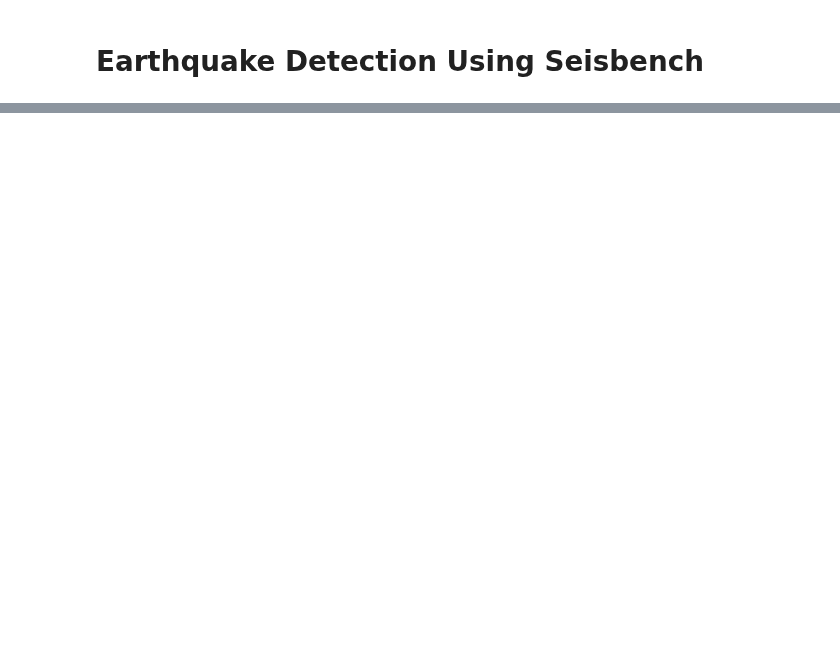
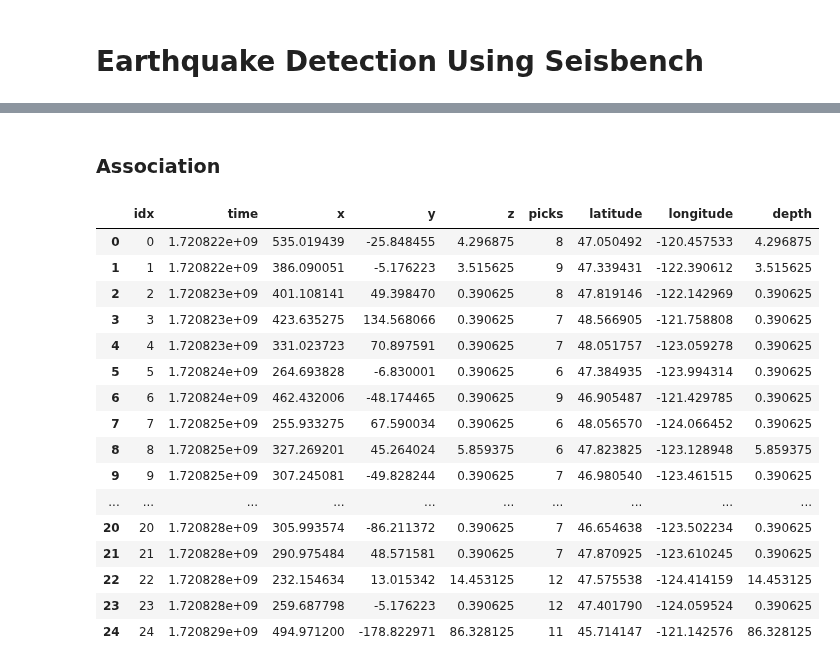
Before and after one commit to EarthScope/GeoLab, a Jupyter notebook: notebooks/Community_Notebooks/SAGE/EQ_Detection_Seisbench.ipynb, the cells around one changed output, grey strips where cells are left out. Drawn from its saved outputs; the diff is of its cells as text; code cells hidden in the pictures; blank space fills up the shorter version.

```diff
--- a/notebooks/Community_Notebooks/SAGE/EQ_Detection_Seisbench.ipynb
+++ b/notebooks/Community_Notebooks/SAGE/EQ_Detection_Seisbench.ipynb
@@ -432,0 +237,50 @@ plt.show()
+# %%
+import pyocto
+
+# Define the velocity model with specified parameters
+velocity_model = pyocto.VelocityModel0D(
+    p_velocity=7.0,
+    s_velocity=4.0,
+    tolerance=2.0,
+    association_cutoff_distance=300,
+)
+
+# Create the associator with corrected latitude and longitude ranges
+associator = pyocto.OctoAssociator.from_area(
+    lat=(40, 55),
+    lon=(-135, -120),
+    zlim=(0, 200),
+    time_before=300,
+    velocity_model=velocity_model,
+    n_picks=6,
+    n_p_and_s_picks=3,
+)
+
+# Convert station information to the required format
+stations = associator.inventory_to_df(inv)
+# %% [markdown]
+### Association
+# %%
+# Perform the phase association
+events, assignments = associator.associate_seisbench(picks, stations)
+
+# Transform event coordinates back to latitude and longitude
+associator.transform_events(events)
+# %% [output]
+|  | idx | time | x | y | z | picks | latitude | longitude | depth |
+| 0 | 0 | 1.720822e+09 | 535.019439 | -25.848455 | 4.296875 | 8 | 47.050492 | -120.457533 | 4.296875 |
+| 1 | 1 | 1.720822e+09 | 386.090051 | -5.176223 | 3.515625 | 9 | 47.339431 | -122.390612 | 3.515625 |
+| 2 | 2 | 1.720823e+09 | 401.108141 | 49.398470 | 0.390625 | 8 | 47.819146 | -122.142969 | 0.390625 |
+| 3 | 3 | 1.720823e+09 | 423.635275 | 134.568066 | 0.390625 | 7 | 48.566905 | -121.758808 | 0.390625 |
+| 4 | 4 | 1.720823e+09 | 331.023723 | 70.897591 | 0.390625 | 7 | 48.051757 | -123.059278 | 0.390625 |
+| 5 | 5 | 1.720824e+09 | 264.693828 | -6.830001 | 0.390625 | 6 | 47.384935 | -123.994314 | 0.390625 |
+| 6 | 6 | 1.720824e+09 | 462.432006 | -48.174465 | 0.390625 | 9 | 46.905487 | -121.429785 | 0.390625 |
+| 7 | 7 | 1.720825e+09 | 255.933275 | 67.590034 | 0.390625 | 6 | 48.056570 | -124.066452 | 0.390625 |
+| 8 | 8 | 1.720825e+09 | 327.269201 | 45.264024 | 5.859375 | 6 | 47.823825 | -123.128948 | 5.859375 |
+| 9 | 9 | 1.720825e+09 | 307.245081 | -49.828244 | 0.390625 | 7 | 46.980540 | -123.461515 | 0.390625 |
+| ... | ... | ... | ... | ... | ... | ... | ... | ... | ... |
+| 20 | 20 | 1.720828e+09 | 305.993574 | -86.211372 | 0.390625 | 7 | 46.654638 | -123.502234 | 0.390625 |
+| 21 | 21 | 1.720828e+09 | 290.975484 | 48.571581 | 0.390625 | 7 | 47.870925 | -123.610245 | 0.390625 |
+| 22 | 22 | 1.720828e+09 | 232.154634 | 13.015342 | 14.453125 | 12 | 47.575538 | -124.414159 | 14.453125 |
+| 23 | 23 | 1.720828e+09 | 259.687798 | -5.176223 | 0.390625 | 12 | 47.401790 | -124.059524 | 0.390625 |
+| 24 | 24 | 1.720829e+09 | 494.971200 | -178.822971 | 86.328125 | 11 | 45.714147 | -121.142576 | 86.328125 |
```
Also changed, not shown: parts of 25 cells of this notebook.
